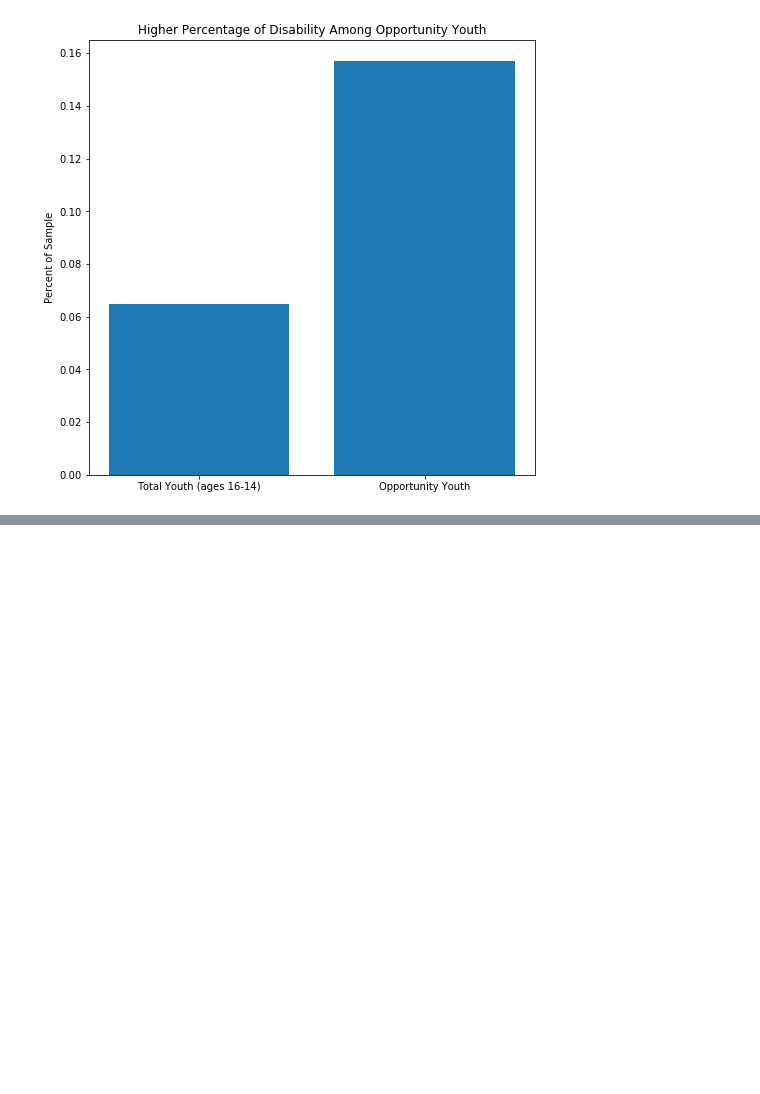
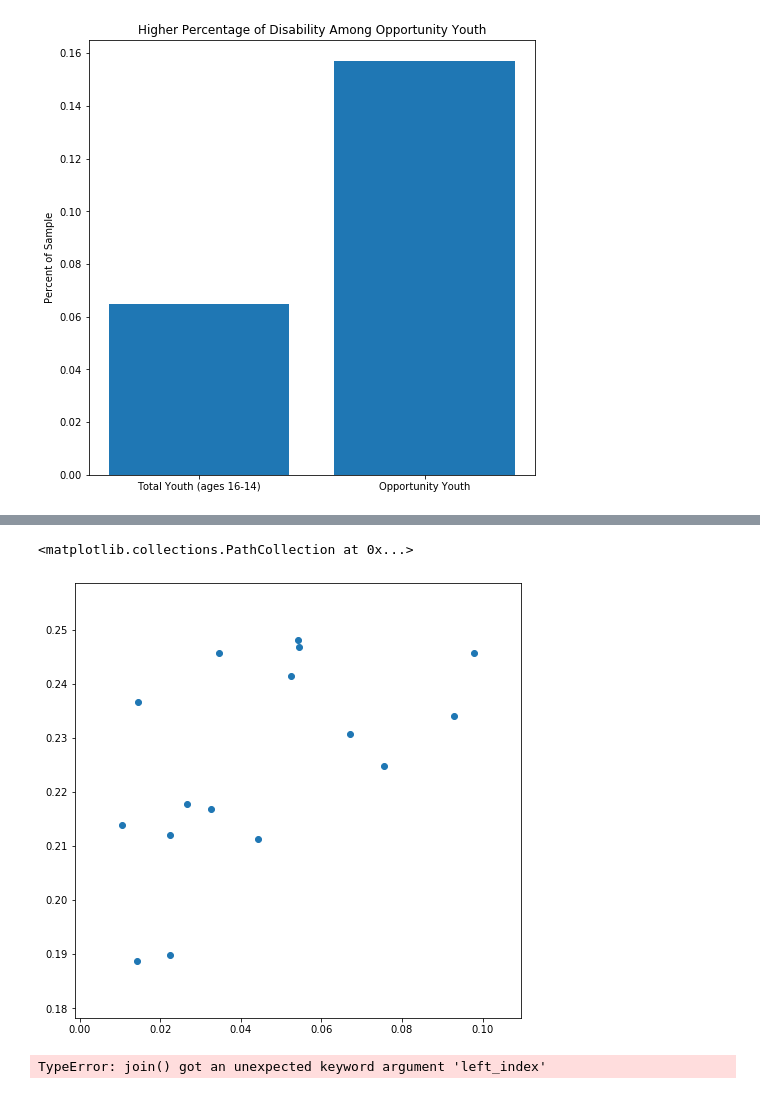
Before and after one commit to mesterhammerfic/mod-1-project-chicago-seattle-ds-051120, a Jupyter notebook: notebooks/exploratory/02_mef_database_descriptions.ipynb, the cells around one changed output, grey strips where cells are left out. Drawn from its saved outputs; the diff is of its cells as text; code cells hidden in the pictures; blank space fills up the shorter version.

```diff
--- a/notebooks/exploratory/02_mef_database_descriptions.ipynb
+++ b/notebooks/exploratory/02_mef_database_descriptions.ipynb
@@ -338,0 +293,3 @@ plt.savefig('Disability.png')
+# %%
+total_population = KC_youth_2018.groupby('puma').weight.sum()
+total_population
@@ -338,0 +315,6 @@ plt.savefig('Disability.png')
+# %%
+OY_youth = KC_youth_2018[(KC_youth_2018['employment_status']=='Unemployed/not in labor force')&
+                         (KC_youth_2018['school']=='Has not attended in last 3 months')]
+
+OY_population = OY_youth.groupby('puma').weight.sum()
+OY_population
@@ -338,0 +344,5 @@ plt.savefig('Disability.png')
+# %%
+ESL = KC_youth_2018[KC_youth_2018['english_language']=='Poor or No English language']
+
+ESL_population = ESL.groupby('puma').weight.sum()
+ESL_population
@@ -338,0 +368,5 @@ plt.savefig('Disability.png')
+# %%
+OY_rate = OY_population/total_population
+ESL_rate = ESL_population/total_population
+
+OY_rate
@@ -338,0 +413,7 @@ plt.savefig('Disability.png')
+# %%
+fig, ax = plt.subplots(1,1, figsize=(8,8))
+
+ax.scatter(x=ESL_rate, y=OY_rate)
+# %% [output]
+<matplotlib.collections.PathCollection at 0x...>
+[figure, added]
@@ -338,0 +424,5 @@ plt.savefig('Disability.png')
+# %%
+OY_youth = KC_youth_2018[(KC_youth_2018['employment_status']=='Unemployed/not in labor force')&
+                         (KC_youth_2018['school']=='Has not attended in last 3 months')]
+# %% [output]
+TypeError: join() got an unexpected keyword argument 'left_index'
```
Also changed, not shown: parts of 27 cells of this notebook, 1 other file.
